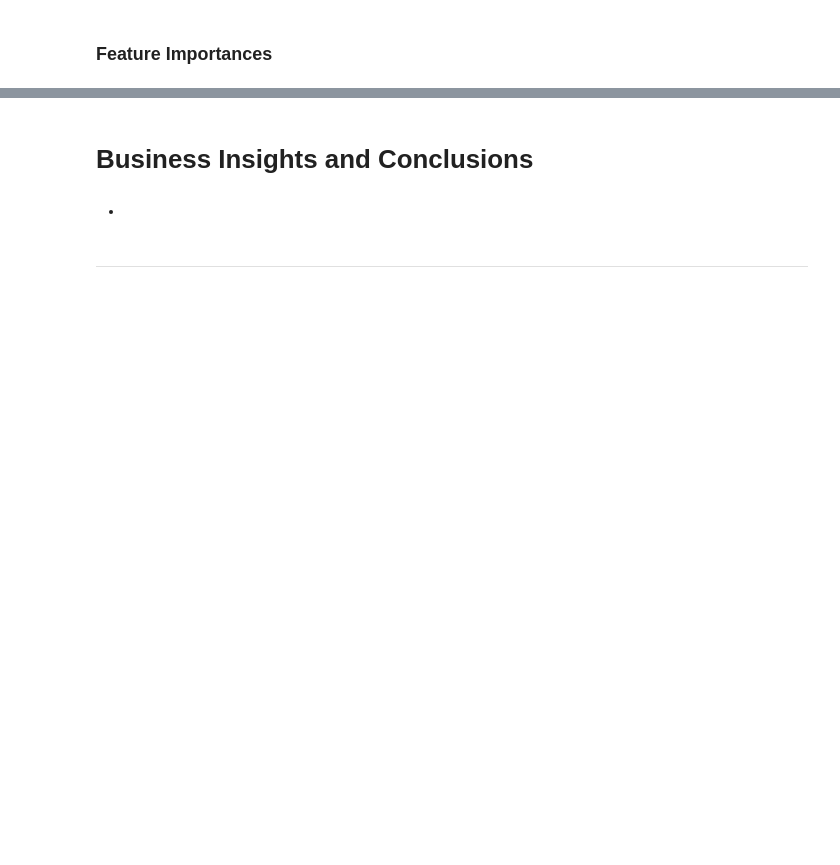
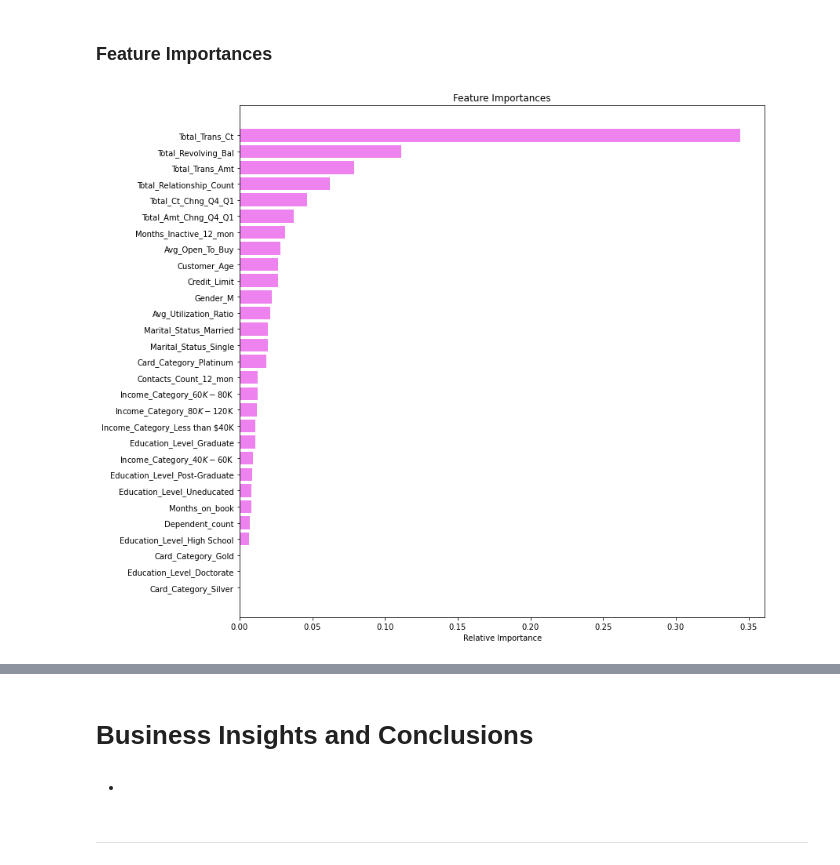
Before and after one commit to FoxHoundOps/PGP-AI-ML, a Jupyter notebook: project3/ETMT_Project_LearnerNotebook_LowCode.ipynb, the cells around one changed output, grey strips where cells are left out. Drawn from its saved outputs; the diff is of its cells as text; code cells hidden in the pictures; blank space fills up the shorter version.

Commit message:
Added models and selection

```diff
--- a/project3/ETMT_Project_LearnerNotebook_LowCode.ipynb
+++ b/project3/ETMT_Project_LearnerNotebook_LowCode.ipynb
@@ -961,8 +1452,6 @@ gbm1_val
 # %% [markdown]
 #### Tuning Gradient Boosting using original data
 # %%
-%%time
-
 #defining model
 Model = GradientBoostingClassifier(random_state=1)
 
@@ -982,7 +1471,6 @@ scorer = metrics.make_scorer(metrics.recall_score)
 randomized_cv = RandomizedSearchCV(estimator=Model, param_distributions=param_grid, n_iter=50, scoring=scorer, cv=5, random_state=1, n_jobs = -1)
 
 #Fitting parameters in RandomizedSearchCV
-randomized_cv.'_______' ## Complete the code to fit the model on original data
-
+randomized_cv.fit(X_train, y_train)
 
 print("Best parameters are {} with CV score={}:" .format(randomized_cv.best_params_,randomized_cv.best_score_))
@@ -989,12 +1480,12 @@ print("Best parameters are {} with CV score={}:" .format(randomized_cv.best_para
 # %%
 # Creating new pipeline with best parameters
 tuned_gbm2 = GradientBoostingClassifier(
-    max_features=_______,
+    max_features=randomized_cv.best_params_['max_features'],
     init=AdaBoostClassifier(random_state=1),
     random_state=1,
-    learning_rate=_______,
-    n_estimators=_______,
-    subsample=_______,
-)## Complete the code with the best parameters obtained from tuning
+    learning_rate=randomized_cv.best_params_['learning_rate'],
+    n_estimators=randomized_cv.best_params_['n_estimators'],
+    subsample=randomized_cv.best_params_['subsample'],
+)
 
 tuned_gbm2.fit(X_train, y_train)
@@ -1010,8 +1520,6 @@ gbm2_val
 
 You can choose not to build XGBoost if you are facing issues with installation or taking more time to execute.
 # %%
-%%time
-
 # defining model
 Model = XGBClassifier(random_state=1,eval_metric='logloss')
 
@@ -1029,6 +1537,6 @@ scorer = metrics.make_scorer(metrics.recall_score)
 randomized_cv = RandomizedSearchCV(estimator=Model, param_distributions=param_grid, n_iter=50, n_jobs = -1, scoring=scorer, cv=5, random_state=1)
 
 #Fitting parameters in RandomizedSearchCV
-randomized_cv.'_______' ## Complete the code to fit the model on original data
+randomized_cv.fit(X_train, y_train)
 
 print("Best parameters are {} with CV score={}:" .format(randomized_cv.best_params_,randomized_cv.best_score_))
@@ -1036,11 +1547,11 @@ print("Best parameters are {} with CV score={}:" .format(randomized_cv.best_para
 tuned_xgb = XGBClassifier(
     random_state=1,
     eval_metric="logloss",
-    subsample=____,
-    scale_pos_weight=____,
-    n_estimators=____,
-    learning_rate=______,
+    subsample=randomized_cv.best_params_['subsample'],
+    scale_pos_weight=randomized_cv.best_params_['scale_pos_weight'],
+    n_estimators=randomized_cv.best_params_['n_estimators'],
+    learning_rate=randomized_cv.best_params_['learning_rate'],
     gamma=1,
-)## Complete the code with the best parameters obtained from tuning
+)
 
 tuned_xgb.fit(X_train, y_train)
@@ -1085,12 +1671,14 @@ models_train_comp_df
 ### Feature Importances
 # %%
 feature_names = X_train.columns
-importances =  '_______' ## Complete the code to check the feature importance of the best model
+importances = tuned_xgb.feature_importances_
 indices = np.argsort(importances)
 
 plt.figure(figsize=(12, 12))
 plt.title("Feature Importances")
 plt.barh(range(len(indices)), importances[indices], color="violet", align="center")
 plt.yticks(range(len(indices)), [feature_names[i] for i in indices])
 plt.xlabel("Relative Importance")
 plt.show()
+# %% [output]
+[figure, added]
```
Also changed, not shown: parts of 103 cells of this notebook.
